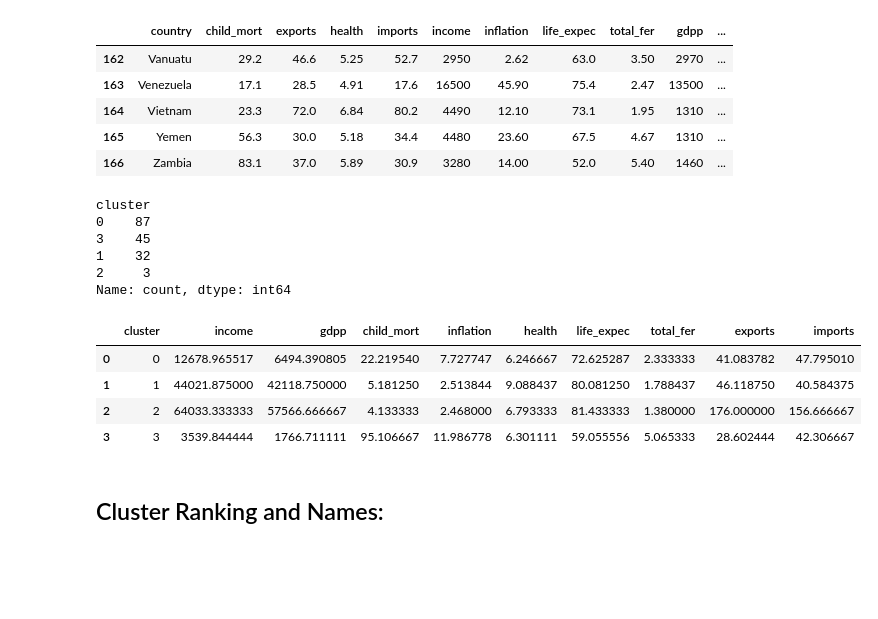
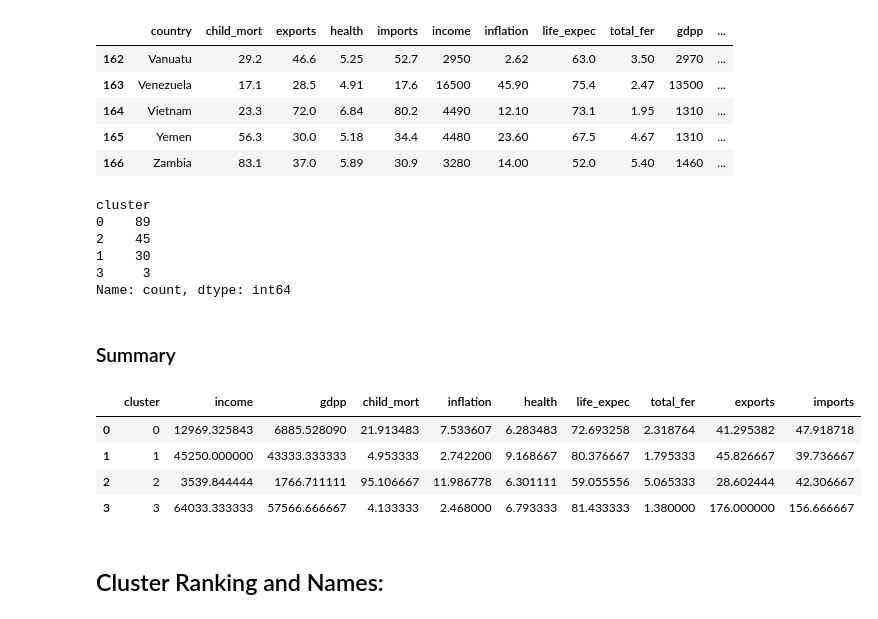
Before and after one commit to I-amyayi/Clustering-PCA, a Jupyter notebook: NGO.ipynb, the cells around one changed output. Cells and saved outputs as stored; diff of their text form; code cells hidden in the pictures; blank space fills up the shorter version.

```diff
--- a/NGO.ipynb
+++ b/NGO.ipynb
@@ -257,8 +246,7 @@ Adjusted Rand Index between Original and PCA-transformed Data: 0.924618132177869
 # %%
-# Add cluster labels to the original DataFrame or a copy of it
-df1['cluster'] = labels_pca
+df['cluster'] = labels_pca
 
-df1.tail()
+df.tail()
 # %% [output]
 |  | country | child_mort | exports | health | imports | income | inflation | life_expec | total_fer | gdpp | ... |
 | 162 | Vanuatu | 29.2 | 46.6 | 5.25 | 52.7 | 2950 | 2.62 | 63.0 | 3.50 | 2970 | ... |
@@ -267,40 +255,42 @@ df1.tail()
 | 165 | Yemen | 56.3 | 30.0 | 5.18 | 34.4 | 4480 | 23.60 | 67.5 | 4.67 | 1310 | ... |
 | 166 | Zambia | 83.1 | 37.0 | 5.89 | 30.9 | 3280 | 14.00 | 52.0 | 5.40 | 1460 | ... |
 # %%
-cluster_counts = df1['cluster'].value_counts()
+cluster_counts = df['cluster'].value_counts()
 cluster_counts
 # %% [output]
 cluster
-0    87
-3    45
-1    32
-2     3
+0    89
+2    45
+1    30
+3     3
 Name: count, dtype: int64
+# %% [markdown]
+### Summary
 # %%
 # Calculate the mean Income, and Amount each cluster spent
-cluster_summary = df1.groupby('cluster').agg({
+cluster_summary = df.groupby('cluster').agg({
     'income': 'mean',
     'gdpp': 'mean',
     'child_mort': 'mean',
     'inflation': 'mean',
     'health': 'mean',
     'life_expec': 'mean',
     'total_fer': 'mean',
     'exports': 'mean',
     'imports': 'mean'
 
 
 
 }).reset_index()
 
 # Print the cluster summary
 cluster_summary
 # %% [output]
 |  | cluster | income | gdpp | child_mort | inflation | health | life_expec | total_fer | exports | imports |
-| 0 | 0 | 12678.965517 | 6494.390805 | 22.219540 | 7.727747 | 6.246667 | 72.625287 | 2.333333 | 41.083782 | 47.795010 |
-| 1 | 1 | 44021.875000 | 42118.750000 | 5.181250 | 2.513844 | 9.088437 | 80.081250 | 1.788437 | 46.118750 | 40.584375 |
-| 2 | 2 | 64033.333333 | 57566.666667 | 4.133333 | 2.468000 | 6.793333 | 81.433333 | 1.380000 | 176.000000 | 156.666667 |
-| 3 | 3 | 3539.844444 | 1766.711111 | 95.106667 | 11.986778 | 6.301111 | 59.055556 | 5.065333 | 28.602444 | 42.306667 |
+| 0 | 0 | 12969.325843 | 6885.528090 | 21.913483 | 7.533607 | 6.283483 | 72.693258 | 2.318764 | 41.295382 | 47.918718 |
+| 1 | 1 | 45250.000000 | 43333.333333 | 4.953333 | 2.742200 | 9.168667 | 80.376667 | 1.795333 | 45.826667 | 39.736667 |
+| 2 | 2 | 3539.844444 | 1766.711111 | 95.106667 | 11.986778 | 6.301111 | 59.055556 | 5.065333 | 28.602444 | 42.306667 |
+| 3 | 3 | 64033.333333 | 57566.666667 | 4.133333 | 2.468000 | 6.793333 | 81.433333 | 1.380000 | 176.000000 | 156.666667 |
 # %% [markdown]
 ## Cluster Ranking and Names:
 # %% [markdown]
```
Also changed, not shown: parts of 30 cells of this notebook.
